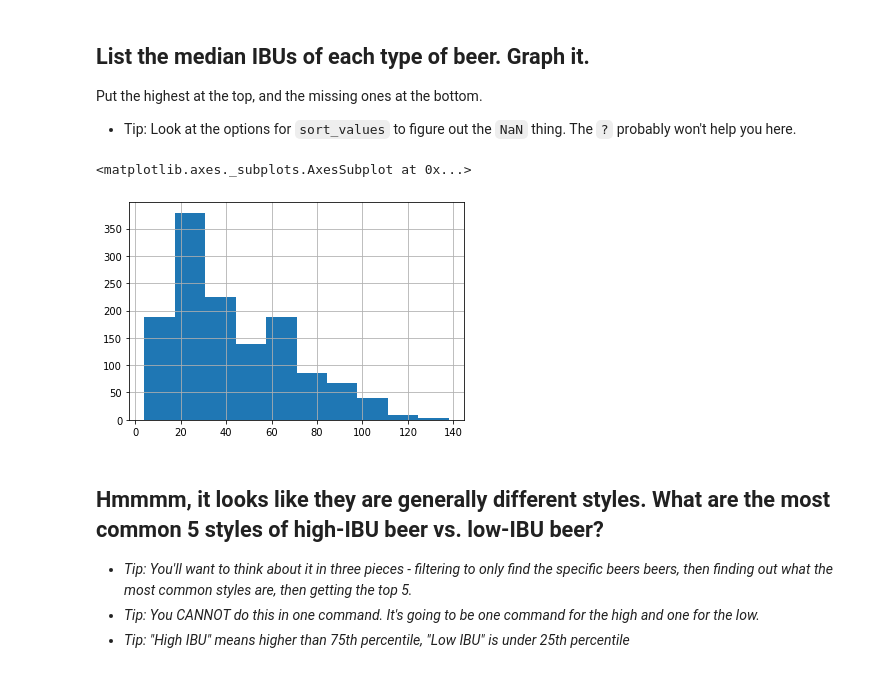
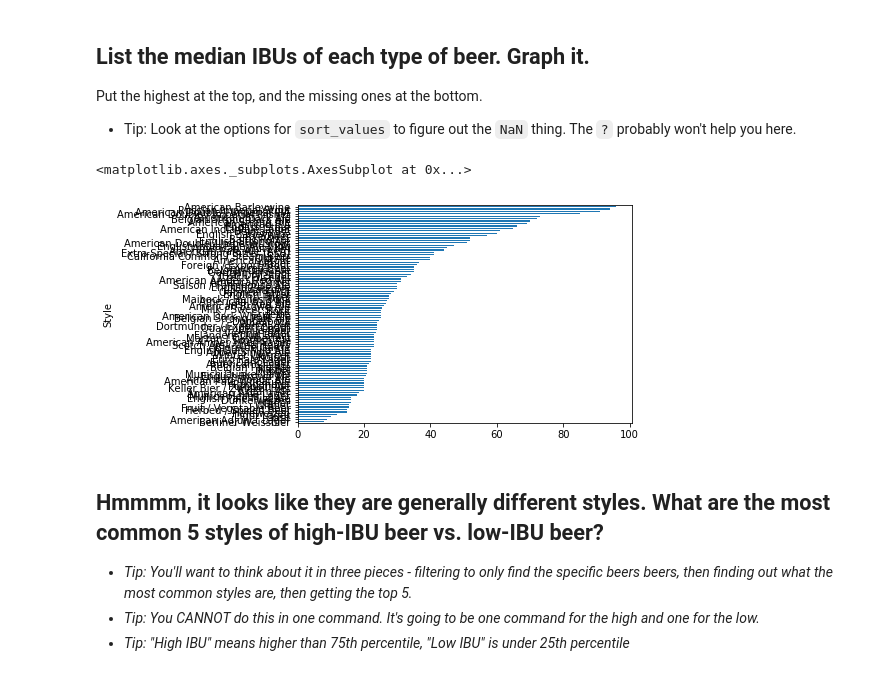
Before and after one commit to elenamlutz/foundations_homework, a Jupyter notebook: 06-homework/Dataset ONE - Beer cans.ipynb, the cells around one changed output. Saved outputs shown, nothing was run; the diff lists cells and outputs as text; code cells hidden in the pictures.

```diff
--- a/06-homework/Dataset ONE - Beer cans.ipynb
+++ b/06-homework/Dataset ONE - Beer cans.ipynb
@@ -393,10 +434,10 @@ Put the highest at the top, and the missing ones at the bottom.
 
 - Tip: Look at the options for `sort_values` to figure out the `NaN` thing. The `?` probably won't help you here.
 # %%
-df.groupby(by='Beer').IBUs.median().sort_values(ascending=False).hist()
+df.groupby(by='Style').IBUs.median().sort_values(ascending=True).plot(x='Style', y='IBUs', kind='barh')
 # %% [output]
 <matplotlib.axes._subplots.AxesSubplot at 0x...>
-[figure, old version]
+[figure, new version]
 # %% [markdown]
 ## Hmmmm, it looks like they are generally different styles. What are the most common 5 styles of high-IBU beer vs. low-IBU beer?
 
```
Also changed, not shown: parts of 22 cells of this notebook.
